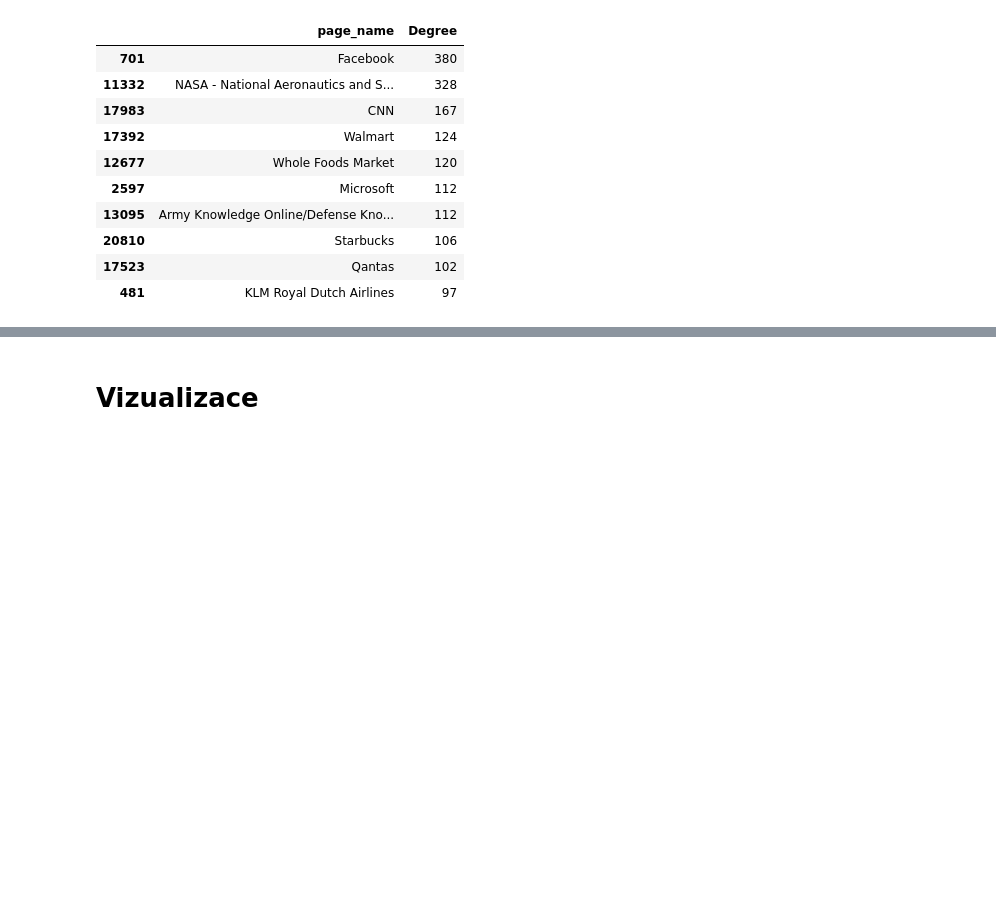
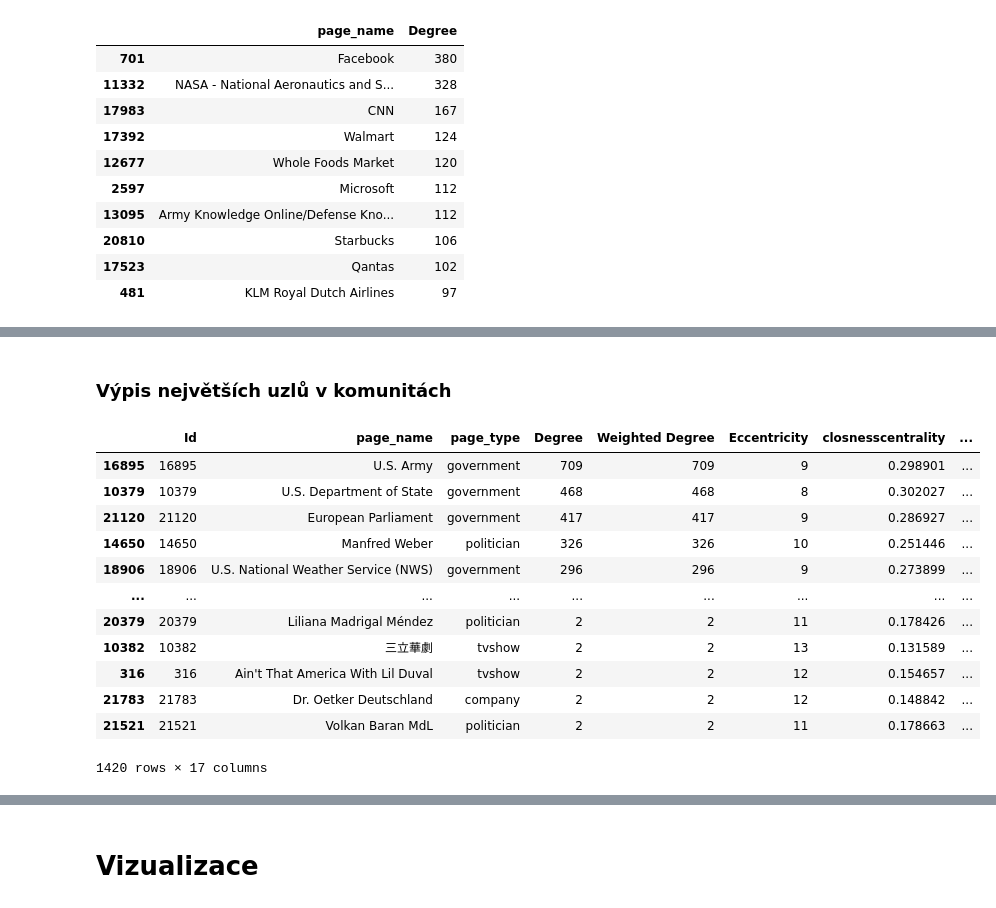
Before and after one commit to SLI0124/metody-analyzy-siti-i, a Jupyter notebook: project/data_visualisation.ipynb, the cells around one changed output, grey strips where cells are left out. Drawn from its saved outputs; the diff is of its cells as text; code cells hidden in the pictures; blank space fills up the shorter version.

```diff
--- a/project/data_visualisation.ipynb
+++ b/project/data_visualisation.ipynb
@@ -218,0 +303,19 @@ print_top_ten('company')
+# %% [markdown]
+### Výpis největších uzlů v komunitách
+# %%
+largest_nodes = gephi_df.loc[gephi_df.groupby('lp_community')['Degree'].idxmax()]
+largest_nodes.sort_values(by='Degree', ascending=False)
+# %% [output]
+|  | Id | page_name | page_type | Degree | Weighted Degree | Eccentricity | closnesscentrality | ... |
+| 16895 | 16895 | U.S. Army | government | 709 | 709 | 9 | 0.298901 | ... |
+| 10379 | 10379 | U.S. Department of State | government | 468 | 468 | 8 | 0.302027 | ... |
+| 21120 | 21120 | European Parliament | government | 417 | 417 | 9 | 0.286927 | ... |
+| 14650 | 14650 | Manfred Weber | politician | 326 | 326 | 10 | 0.251446 | ... |
+| 18906 | 18906 | U.S. National Weather Service (NWS) | government | 296 | 296 | 9 | 0.273899 | ... |
+| ... | ... | ... | ... | ... | ... | ... | ... | ... |
+| 20379 | 20379 | Liliana Madrigal Méndez | politician | 2 | 2 | 11 | 0.178426 | ... |
+| 10382 | 10382 | 三立華劇 | tvshow | 2 | 2 | 13 | 0.131589 | ... |
+| 316 | 316 | Ain't That America With Lil Duval | tvshow | 2 | 2 | 12 | 0.154657 | ... |
+| 21783 | 21783 | Dr. Oetker Deutschland | company | 2 | 2 | 12 | 0.148842 | ... |
+| 21521 | 21521 | Volkan Baran MdL | politician | 2 | 2 | 11 | 0.178663 | ... |
+1420 rows × 17 columns
```
Also changed, not shown: parts of 37 cells of this notebook, 7 other files.
